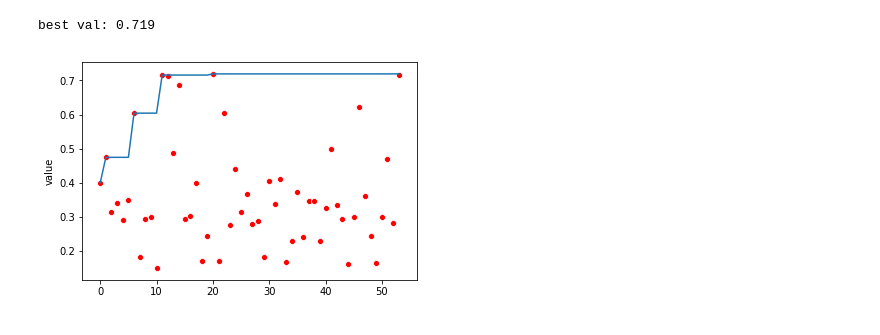
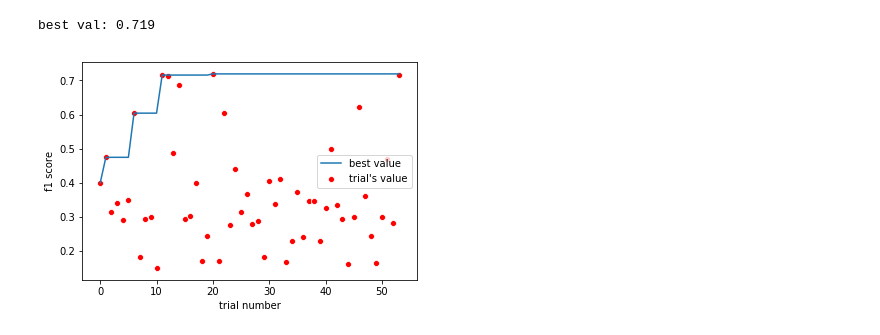
Before and after one commit to PiotrekGa/optuna_article, a Jupyter notebook: Visualization.ipynb, the cells around one changed output. Saved outputs shown, nothing was run; the diff lists cells and outputs as text; code cells hidden in the pictures.

Commit message:
legend added

```diff
--- a/Visualization.ipynb
+++ b/Visualization.ipynb
@@ -11,30 +12,33 @@ pd.options.display.max_columns = 100
 # %%
 data = joblib.load('study.pkl')
 
 df = data.trials_dataframe()
 df.dropna(inplace=True)
 df.reset_index(inplace=True)
 
 df['time'] = df.datetime_complete - df.datetime_start
 df['time'] = df.time.astype('int') / (1_000_000_000)
 df = df[df.time>0]
 
 names = []
 
 for col in df.columns.values:
     if col[1] == '':
         names.append(col[0])
     else:
         names.append(col[1])
 
 df.columns = names
 
 print('best val:', - round(df.value.min(),4))
-sns.lineplot(x=df.index, y=-df.value.cummin())
-sns.scatterplot(x=df.index, y=-df.value, color='red');
+a = sns.lineplot(x=df.index, y=-df.value.cummin())
+a.set_xlabel('trial number')
+sns.scatterplot(x=df.index, y=-df.value, color='red')
+a.set_ylabel('f1 score')
+a.legend(['best value', "trial's value"]);
 # %% [output]
 best val: 0.719
-[figure, old version]
+[figure, new version]
 # %%
 df
 # %% [output]
```
Also changed, not shown: parts of 1 cell of this notebook.
